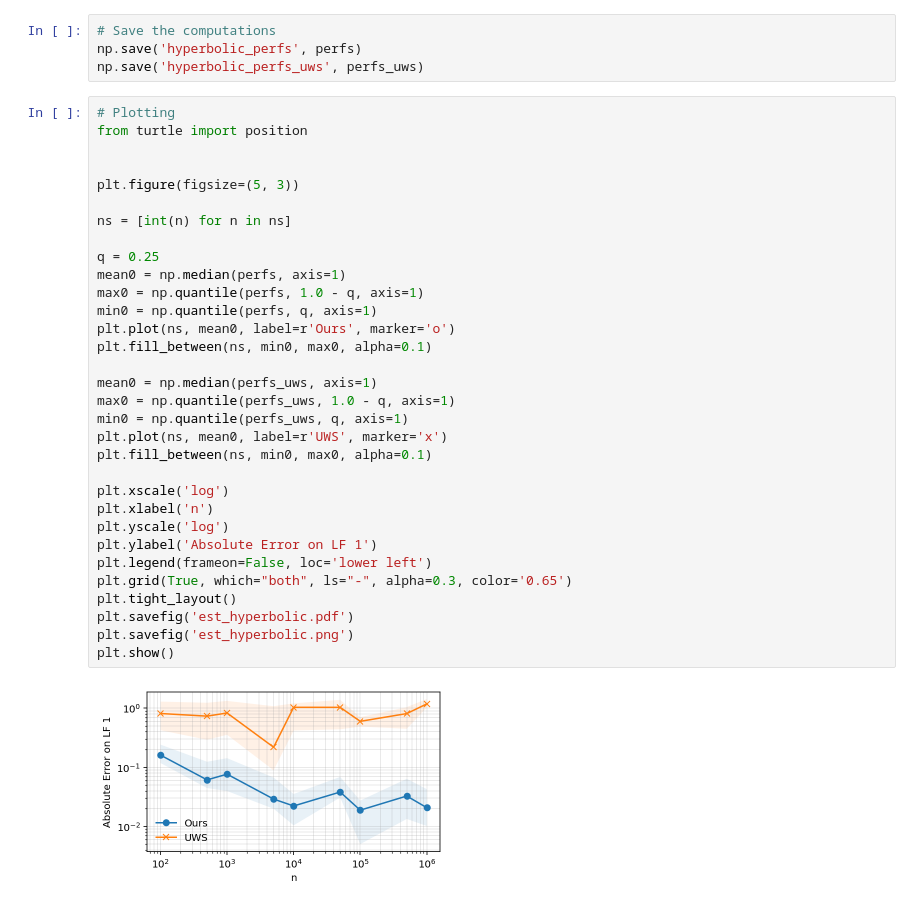
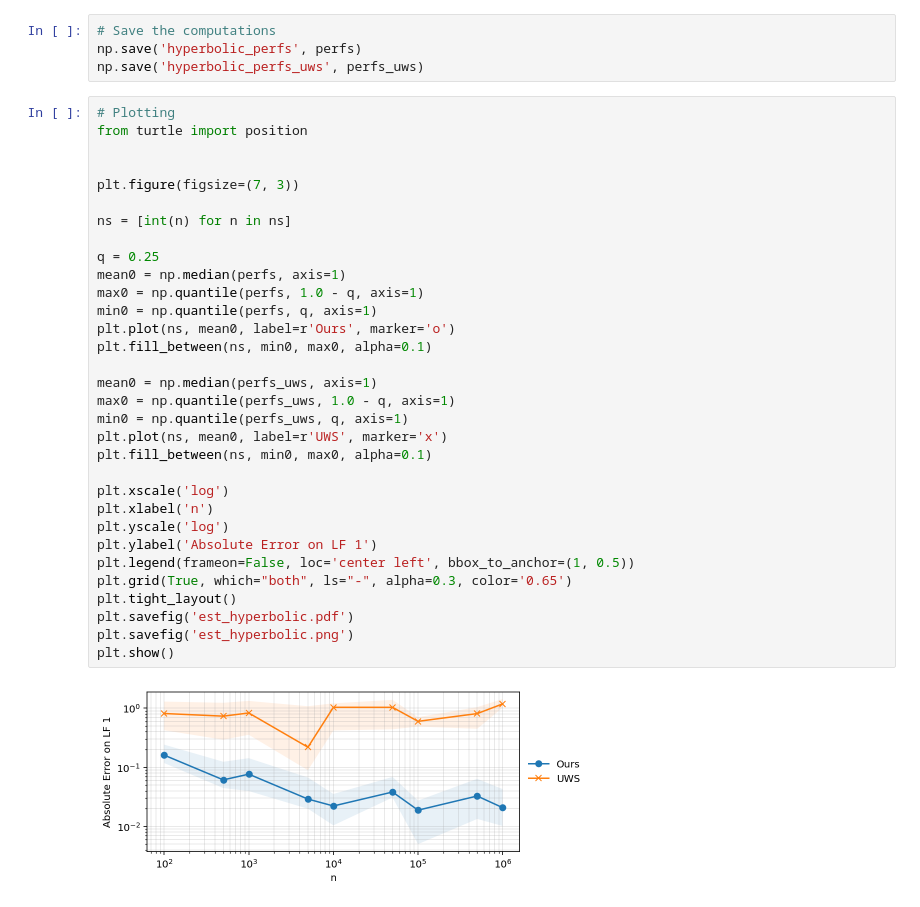
Before and after one commit to SprocketLab/WS-Structured-Prediction, a Jupyter notebook: notebooks/hyperbolic_ws_sp.ipynb, the cells around one changed output. Drawn from its saved outputs; the diff is of its cells as text.

Commit message:
Final plots

```diff
--- a/notebooks/hyperbolic_ws_sp.ipynb
+++ b/notebooks/hyperbolic_ws_sp.ipynb
@@ -271,33 +271,33 @@ np.save('hyperbolic_perfs_uws', perfs_uws)
 # Plotting
 from turtle import position
 
 
-plt.figure(figsize=(5, 3))
+plt.figure(figsize=(7, 3))
 
 ns = [int(n) for n in ns]
 
 q = 0.25
 mean0 = np.median(perfs, axis=1)
 max0 = np.quantile(perfs, 1.0 - q, axis=1)
 min0 = np.quantile(perfs, q, axis=1)
 plt.plot(ns, mean0, label=r'Ours', marker='o')
 plt.fill_between(ns, min0, max0, alpha=0.1)
 
 mean0 = np.median(perfs_uws, axis=1)
 max0 = np.quantile(perfs_uws, 1.0 - q, axis=1)
 min0 = np.quantile(perfs_uws, q, axis=1)
 plt.plot(ns, mean0, label=r'UWS', marker='x')
 plt.fill_between(ns, min0, max0, alpha=0.1)
 
 plt.xscale('log')
 plt.xlabel('n')
 plt.yscale('log')
 plt.ylabel('Absolute Error on LF 1')
-plt.legend(frameon=False, loc='lower left')
+plt.legend(frameon=False, loc='center left', bbox_to_anchor=(1, 0.5))
 plt.grid(True, which="both", ls="-", alpha=0.3, color='0.65')
 plt.tight_layout()
 plt.savefig('est_hyperbolic.pdf')
 plt.savefig('est_hyperbolic.png')
 plt.show()
 # %% [output]
-[figure, old version]
+[figure, new version]
```
Also changed, not shown: 2 other files.
